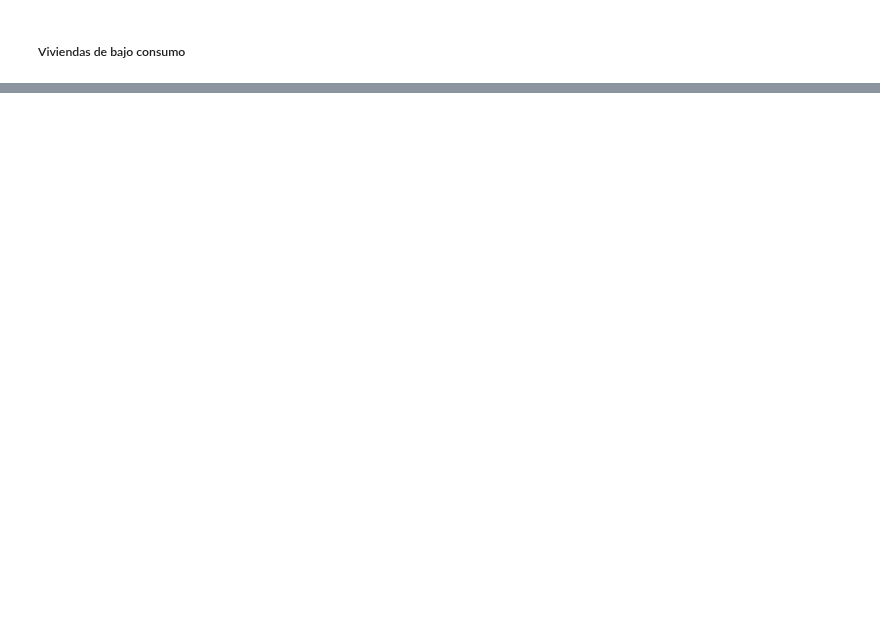
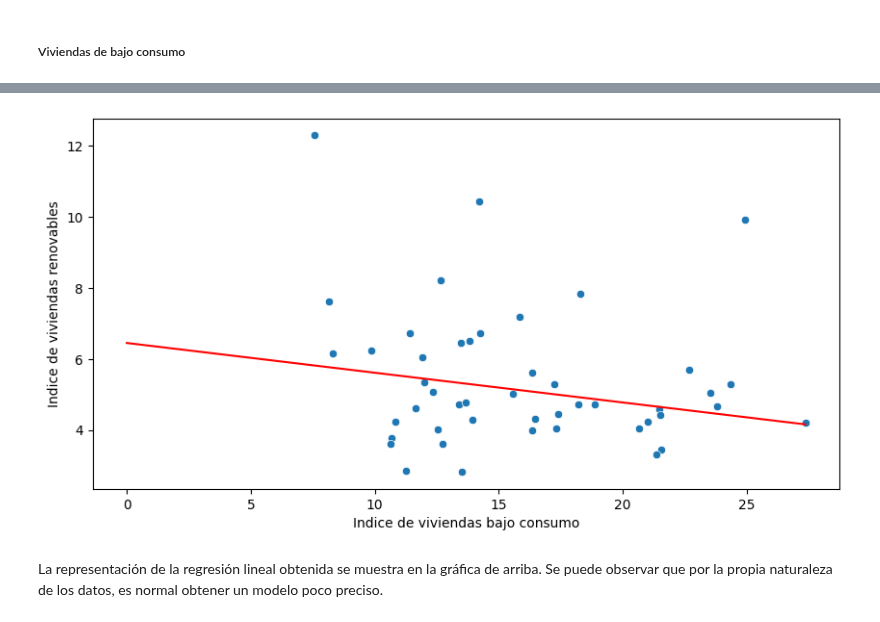
Before and after one commit to elena-17/DataMining-24-25, a Jupyter notebook: src/modeling/h2_modeling.ipynb, the cells around one changed output, grey strips where cells are left out. Drawn from its saved outputs; the diff is of its cells as text; code cells hidden in the pictures; blank space fills up the shorter version.

```diff
--- a/src/modeling/h2_modeling.ipynb
+++ b/src/modeling/h2_modeling.ipynb
@@ -440,0 +575,14 @@ Desviación estándar del intercepto: 0.40946622435249996
+# %%
+# Grafica de la regresión lineal
+plt.figure(figsize=(10, 5))
+sns.scatterplot(x='Indice de viviendas bajo consumo', y='Indice de viviendas renovables', data=h2_df)
+
+x = np.linspace(0, h2_df["Indice de viviendas bajo consumo"].max(), 100)
+y = model.coef_[0] * x + model.intercept_
+plt.plot(x, y, color='red')
+
+plt.show()
+# %% [output]
+[figure, added]
+# %% [markdown]
+La representación de la regresión lineal obtenida se muestra en la gráfica de arriba. Se puede observar que por la propia naturaleza de los datos, es normal obtener un modelo poco preciso.
```
Also changed, not shown: parts of 48 cells of this notebook.
